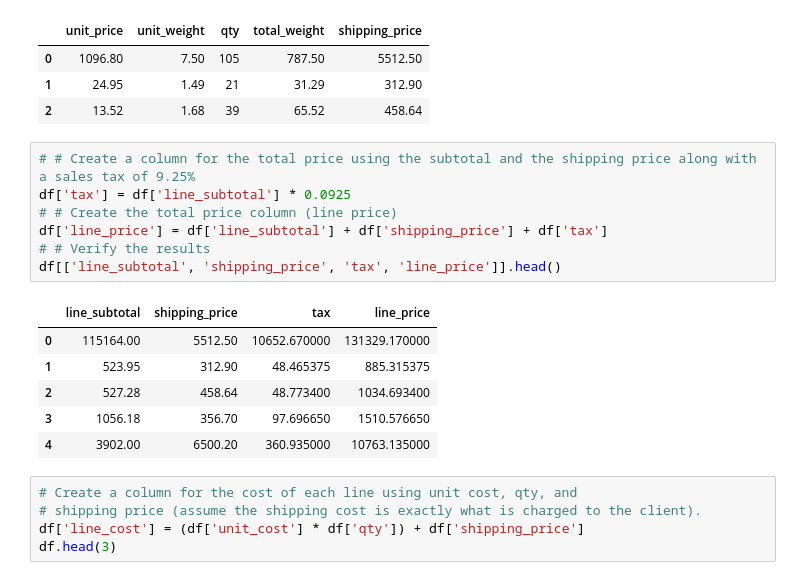
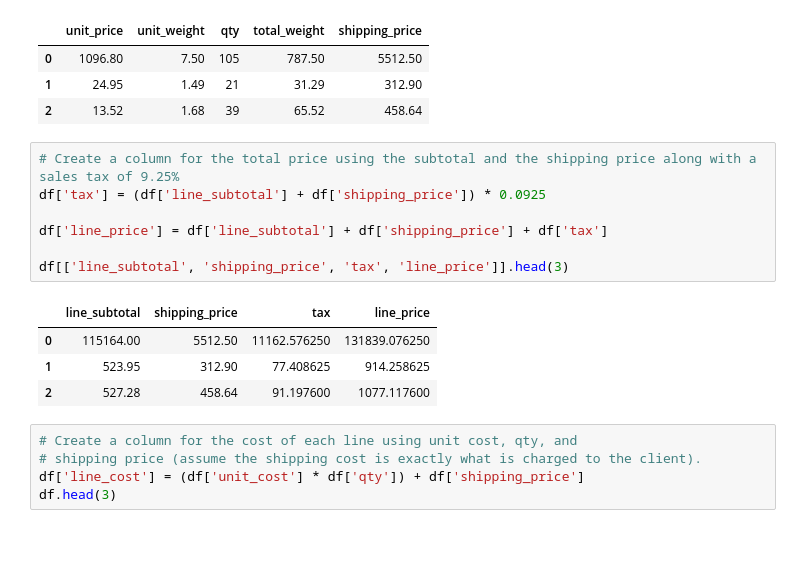
Before and after one commit to kashif45z2003/pandas-challenge-1, a Jupyter notebook: wholesale_data_analysis_starter_code.ipynb, the cells around one changed output. Saved outputs shown, nothing was run; the diff lists cells and outputs as text; blank space fills up the shorter version.

```diff
--- a/wholesale_data_analysis_starter_code.ipynb
+++ b/wholesale_data_analysis_starter_code.ipynb
@@ -126,19 +126,17 @@ df[['unit_price', 'unit_weight', 'qty', 'total_weight', 'shipping_price']].head(
 | 1 | 24.95 | 1.49 | 21 | 31.29 | 312.90 |
 | 2 | 13.52 | 1.68 | 39 | 65.52 | 458.64 |
 # %%
-# # Create a column for the total price using the subtotal and the shipping price along with a sales tax of 9.25%
-df['tax'] = df['line_subtotal'] * 0.0925
-# # Create the total price column (line price)
+# Create a column for the total price using the subtotal and the shipping price along with a sales tax of 9.25%
+df['tax'] = (df['line_subtotal'] + df['shipping_price']) * 0.0925
+
 df['line_price'] = df['line_subtotal'] + df['shipping_price'] + df['tax']
-# # Verify the results
-df[['line_subtotal', 'shipping_price', 'tax', 'line_price']].head()
+
+df[['line_subtotal', 'shipping_price', 'tax', 'line_price']].head(3)
 # %% [output]
 |  | line_subtotal | shipping_price | tax | line_price |
-| 0 | 115164.00 | 5512.50 | 10652.670000 | 131329.170000 |
-| 1 | 523.95 | 312.90 | 48.465375 | 885.315375 |
-| 2 | 527.28 | 458.64 | 48.773400 | 1034.693400 |
-| 3 | 1056.18 | 356.70 | 97.696650 | 1510.576650 |
-| 4 | 3902.00 | 6500.20 | 360.935000 | 10763.135000 |
+| 0 | 115164.00 | 5512.50 | 11162.576250 | 131839.076250 |
+| 1 | 523.95 | 312.90 | 77.408625 | 914.258625 |
+| 2 | 527.28 | 458.64 | 91.197600 | 1077.117600 |
 # %%
 # Create a column for the cost of each line using unit cost, qty, and
 # shipping price (assume the shipping cost is exactly what is charged to the client).
```
Also changed, not shown: parts of 6 cells of this notebook.
